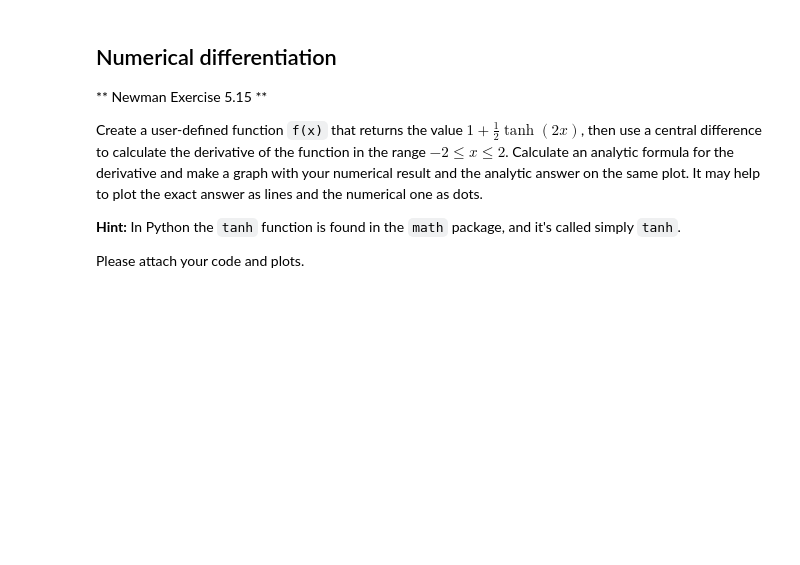
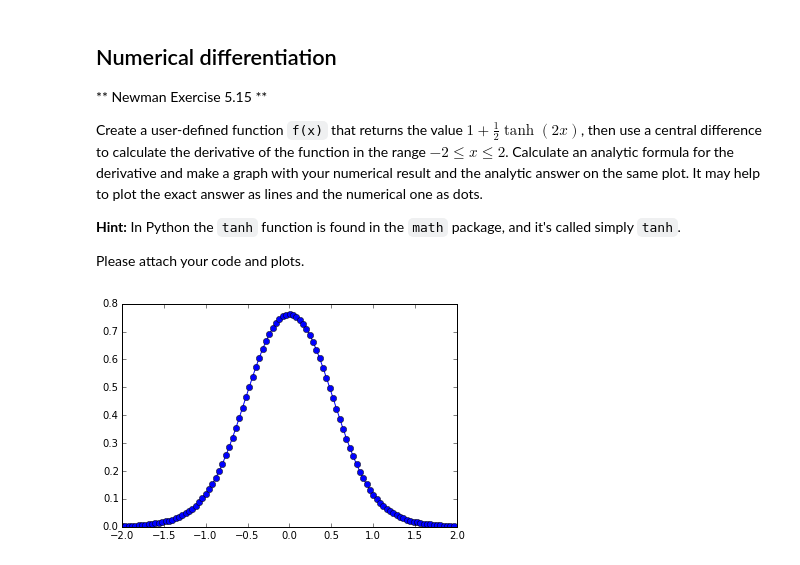
Before and after one commit to elevally/Weekly-Sessions, a Jupyter notebook: Weekly Session 5.ipynb, the cells around one changed output. Cells and saved outputs as stored; diff of their text form; code cells hidden in the pictures; blank space fills up the shorter version.

```diff
--- a/Weekly Session 5.ipynb
+++ b/Weekly Session 5.ipynb
@@ -473,0 +573,27 @@ Please attach your code and plots.
+# %%
+def f(x):
+    return 1 + 0.5*math.tanh(2*x)
+
+
+def dApprox(f,y,h):
+    return (f(y + h/2)-f(y - h/2))/h
+
+def dAnalytic(x):
+    1/(math.cosh(2*x))**2
+h = 1**(-10)
+x = []
+y1 = []
+y2 = []
+
+for t in np.linspace(-2,2,1000):
+    x.append(t)
+    y1.append(dAnalytic(t))
+    y2.append(dApprox(f,t,h))
+
+#print(len(y2))
+#print(len(x))
+plt.plot(x,y2, "o-", markevery = 10)
+plt.plot(x,y1, "--")
+plt.show()
+# %% [output]
+[figure, added]
```
Also changed, not shown: parts of 33 cells of this notebook.
